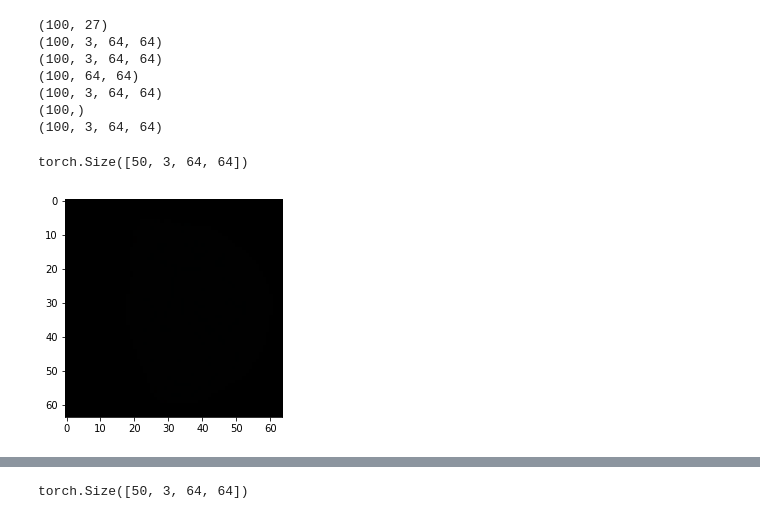
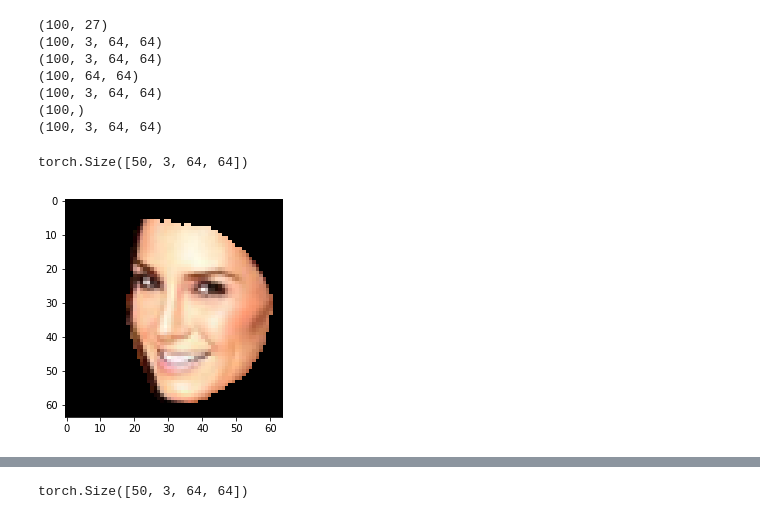
Before and after one commit to bhushan23/Light-Estimation, a Jupyter notebook: LDAN/ShadingFromSH.ipynb, the cells around one changed output, grey strips where cells are left out. Drawn from its saved outputs; the diff is of its cells as text; code cells hidden in the pictures.

Commit message:
Real images

```diff
--- a/LDAN/ShadingFromSH.ipynb
+++ b/LDAN/ShadingFromSH.ipynb
@@ -197,10 +197,10 @@ rShading = torch.utils.data.DataLoader(shading, batch_size= batch_size, shuffle
 # %%
 dreal = next(iter(realImage))
 print dreal.shape
-show(denorm(dreal[0]))
+show(dreal[0])
 # %% [output]
 torch.Size([50, 3, 64, 64])
-[figure, old version]
+[figure, new version]
 # %%
 dreal = next(iter(rNormal))
 print dreal.shape
```
Also changed, not shown: parts of 4 cells of this notebook, 1 other file.
